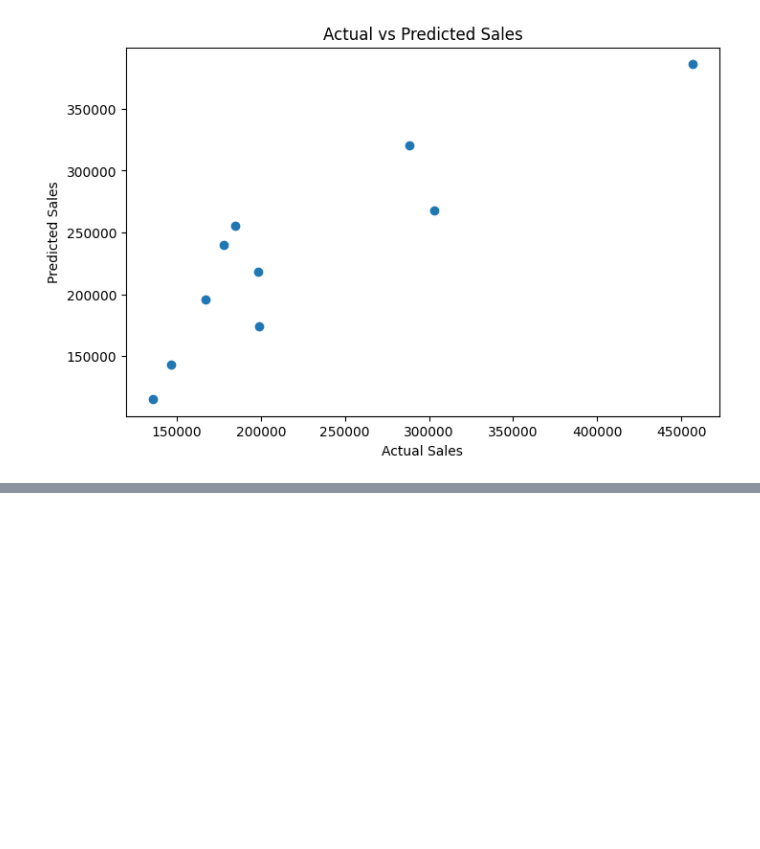
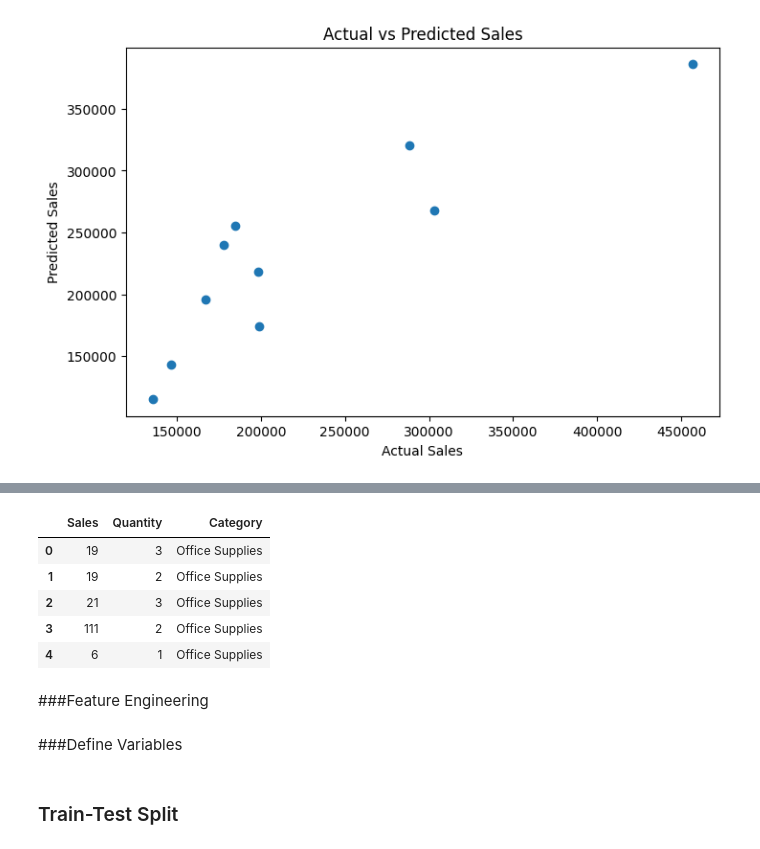
Before and after one commit to itsSolG/sales-analysis-and-forecasting, a Jupyter notebook: notebooks/02_sales_forecasting.ipynb.ipynb, the cells around one changed output, grey strips where cells are left out. Cells and saved outputs as stored; diff of their text form; code cells hidden in the pictures; blank space fills up the shorter version.

```diff
--- a/notebooks/02_sales_forecasting.ipynb.ipynb
+++ b/notebooks/02_sales_forecasting.ipynb.ipynb
@@ -113,0 +110,12 @@ This model serves as a baseline for future improvements in sales forecasting.
+# %%
+df_model = df[["Sales", "Quantity", "Category"]]
+df_model.head()
+# %% [output]
+|  | Sales | Quantity | Category |
+| 0 | 19 | 3 | Office Supplies |
+| 1 | 19 | 2 | Office Supplies |
+| 2 | 21 | 3 | Office Supplies |
+| 3 | 111 | 2 | Office Supplies |
+| 4 | 6 | 1 | Office Supplies |
+# %% [markdown]
+###Feature Engineering
@@ -113,0 +124,2 @@ This model serves as a baseline for future improvements in sales forecasting.
+# %% [markdown]
+###Define Variables
@@ -113,0 +129,2 @@ This model serves as a baseline for future improvements in sales forecasting.
+# %% [markdown]
+### Train-Test Split
```
Also changed, not shown: parts of 56 cells of this notebook.
